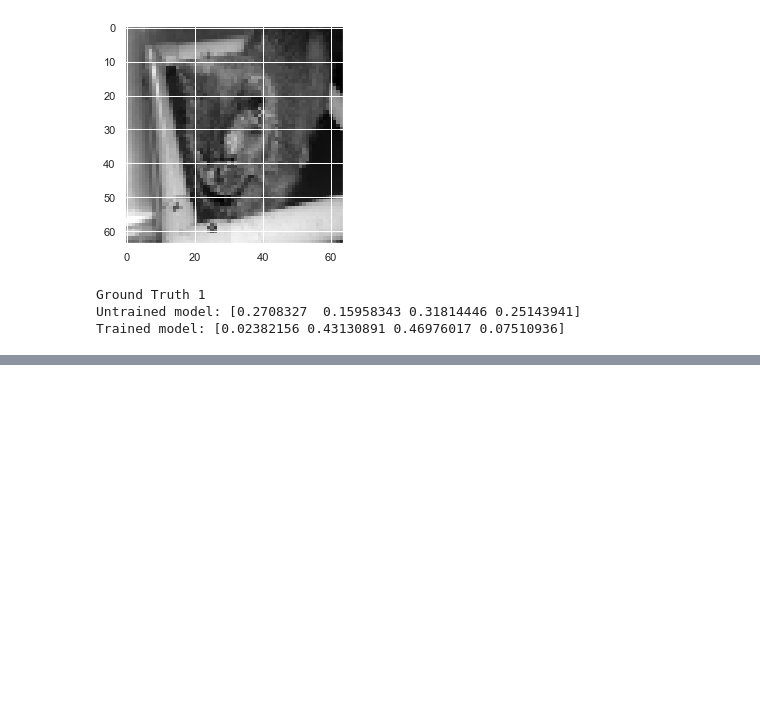
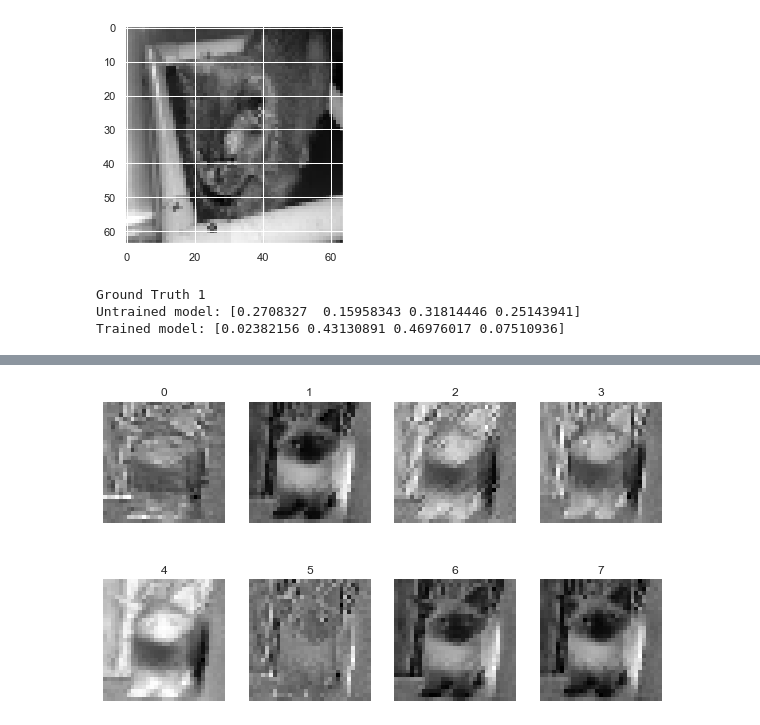
Before and after one commit to VioletEqz/Cat-Breed-Classification, a Jupyter notebook: Testground.ipynb, the cells around one changed output, grey strips where cells are left out. Cells and saved outputs as stored; diff of their text form; code cells hidden in the pictures; blank space fills up the shorter version.

```diff
--- a/Testground.ipynb
+++ b/Testground.ipynb
@@ -31,3 +39,21 @@ print('Trained model:',x.predict(dataset['train_images'][index]))
 Ground Truth 1
 Untrained model: [0.2708327  0.15958343 0.31814446 0.25143941]
 Trained model: [0.02382156 0.43130891 0.46976017 0.07510936]
+# %%
+import numpy as np
+def plot_images(images):
+
+    rows = 2
+    cols = 4
+
+    fig = plt.figure(figsize = (10, 6))
+
+    for i in range(rows*cols):
+
+        ax = fig.add_subplot(rows, cols, i+1)
+
+        image = images[i]
+
+        ax.imshow(image,cmap='gray')
+        ax.set_title(i)
+        ax.axis('off')
@@ -33,0 +69,7 @@ Trained model: [0.02382156 0.43130891 0.46976017 0.07510936]
+# %%
+from matplotlib import pyplot as plt
+index = 69
+img = layer1.forward(dataset['train_images'][index])
+plot_images(img)
+# %% [output]
+[figure, added]
```
Also changed, not shown: parts of 5 cells of this notebook, 5 other files.
